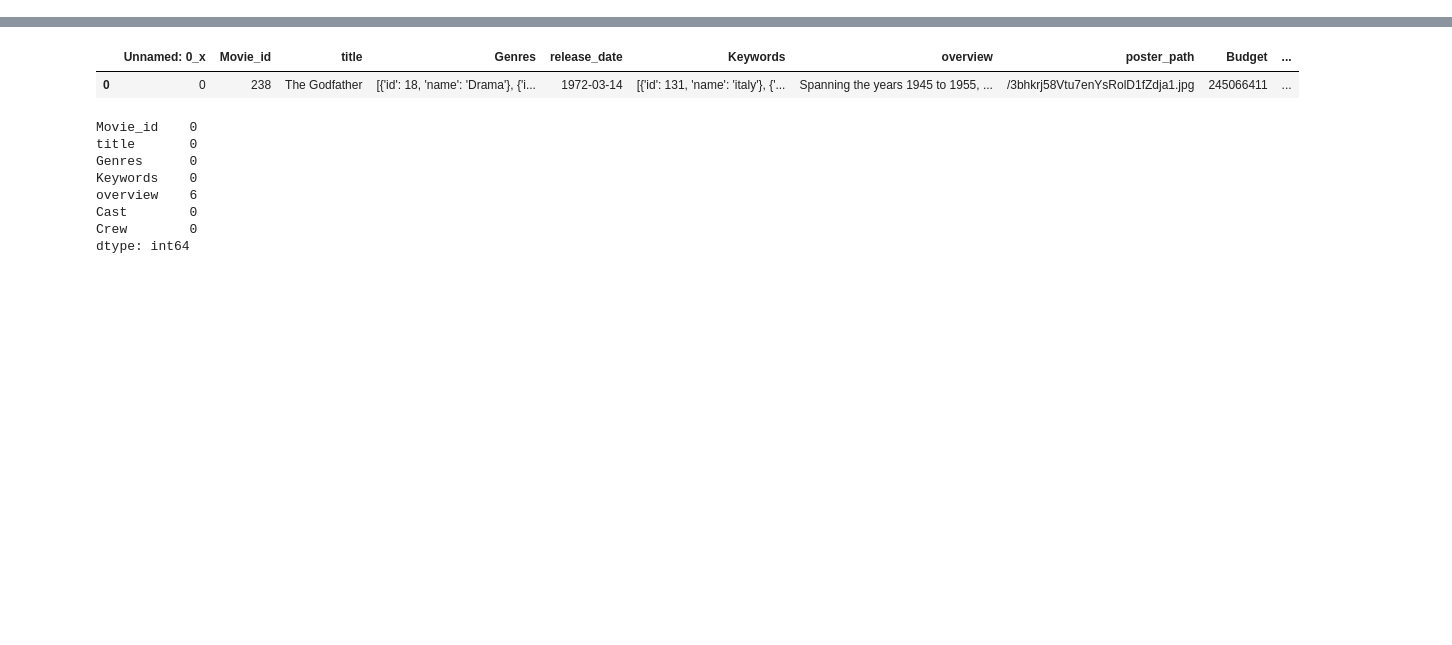
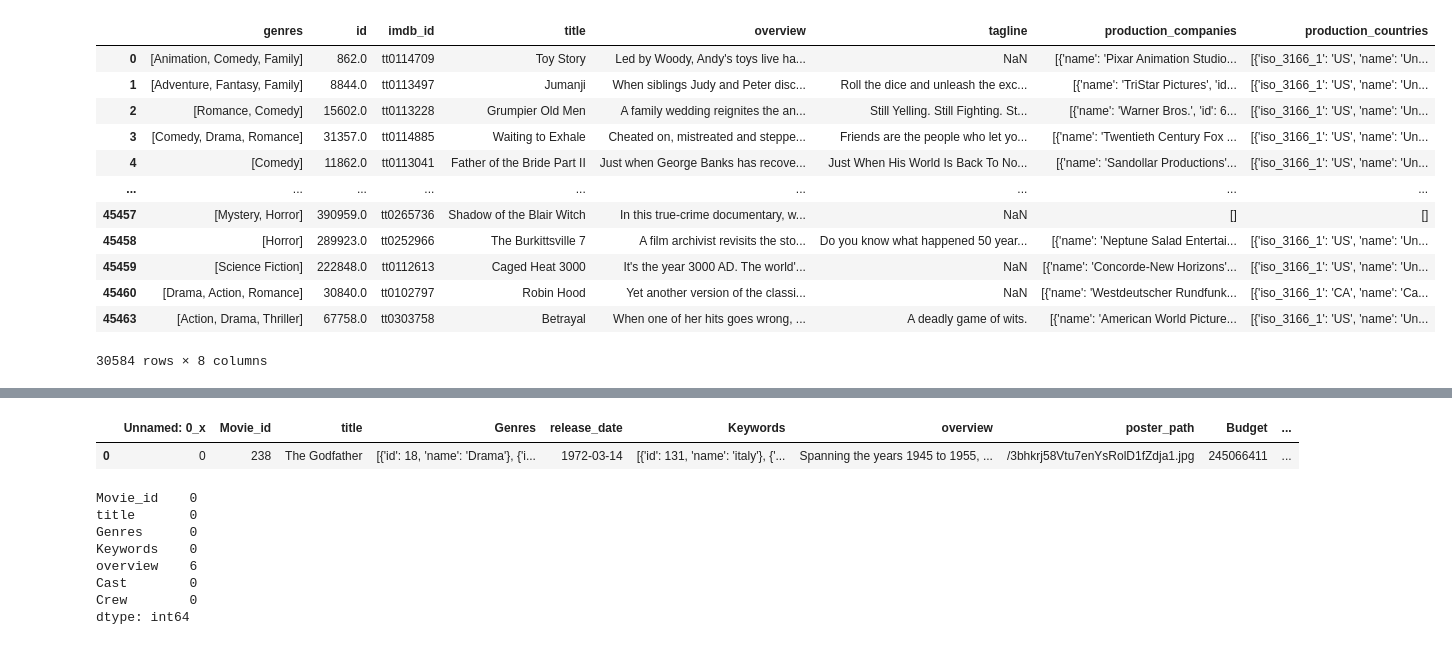
Before and after one commit to MieThorberg/MovieMatch, a Jupyter notebook: contentRecomander.ipynb, the cells around one changed output, grey strips where cells are left out. Cells and saved outputs as stored; diff of their text form; code cells hidden in the pictures; blank space fills up the shorter version.

```diff
--- a/contentRecomander.ipynb
+++ b/contentRecomander.ipynb
@@ -4,0 +25,22 @@ import matplotlib.pyplot as plt
+# %%
+movies = movies[movies['original_language']=='en']
+# 'release_date', 'runtime',
+movies = movies[['genres','id', 'imdb_id','title', 'overview', 'tagline', 'production_companies', 'production_countries']]
+movies = movies[(movies['genres'] != "[]")]
+movies['genres'] = movies['genres'].fillna('[]').apply(literal_eval).apply(lambda x: [i['name'] for i in x] if isinstance(x, list) else [])
+movies = movies[(movies.T != 0).all()]
+movies
+# %% [output]
+|  | genres | id | imdb_id | title | overview | tagline | production_companies | production_countries |
+| 0 | [Animation, Comedy, Family] | 862.0 | tt0114709 | Toy Story | Led by Woody, Andy's toys live ha... | NaN | [{'name': 'Pixar Animation Studio... | [{'iso_3166_1': 'US', 'name': 'Un... |
+| 1 | [Adventure, Fantasy, Family] | 8844.0 | tt0113497 | Jumanji | When siblings Judy and Peter disc... | Roll the dice and unleash the exc... | [{'name': 'TriStar Pictures', 'id... | [{'iso_3166_1': 'US', 'name': 'Un... |
+| 2 | [Romance, Comedy] | 15602.0 | tt0113228 | Grumpier Old Men | A family wedding reignites the an... | Still Yelling. Still Fighting. St... | [{'name': 'Warner Bros.', 'id': 6... | [{'iso_3166_1': 'US', 'name': 'Un... |
+| 3 | [Comedy, Drama, Romance] | 31357.0 | tt0114885 | Waiting to Exhale | Cheated on, mistreated and steppe... | Friends are the people who let yo... | [{'name': 'Twentieth Century Fox ... | [{'iso_3166_1': 'US', 'name': 'Un... |
+| 4 | [Comedy] | 11862.0 | tt0113041 | Father of the Bride Part II | Just when George Banks has recove... | Just When His World Is Back To No... | [{'name': 'Sandollar Productions'... | [{'iso_3166_1': 'US', 'name': 'Un... |
+| ... | ... | ... | ... | ... | ... | ... | ... | ... |
+| 45457 | [Mystery, Horror] | 390959.0 | tt0265736 | Shadow of the Blair Witch | In this true-crime documentary, w... | NaN | [] | [] |
+| 45458 | [Horror] | 289923.0 | tt0252966 | The Burkittsville 7 | A film archivist revisits the sto... | Do you know what happened 50 year... | [{'name': 'Neptune Salad Entertai... | [{'iso_3166_1': 'US', 'name': 'Un... |
+| 45459 | [Science Fiction] | 222848.0 | tt0112613 | Caged Heat 3000 | It's the year 3000 AD. The world'... | NaN | [{'name': 'Concorde-New Horizons'... | [{'iso_3166_1': 'US', 'name': 'Un... |
+| 45460 | [Drama, Action, Romance] | 30840.0 | tt0102797 | Robin Hood | Yet another version of the classi... | NaN | [{'name': 'Westdeutscher Rundfunk... | [{'iso_3166_1': 'CA', 'name': 'Ca... |
+| 45463 | [Action, Drama, Thriller] | 67758.0 | tt0303758 | Betrayal | When one of her hits goes wrong, ... | A deadly game of wits. | [{'name': 'American World Picture... | [{'iso_3166_1': 'US', 'name': 'Un... |
+30584 rows × 8 columns
```
Also changed, not shown: parts of 40 cells of this notebook.
